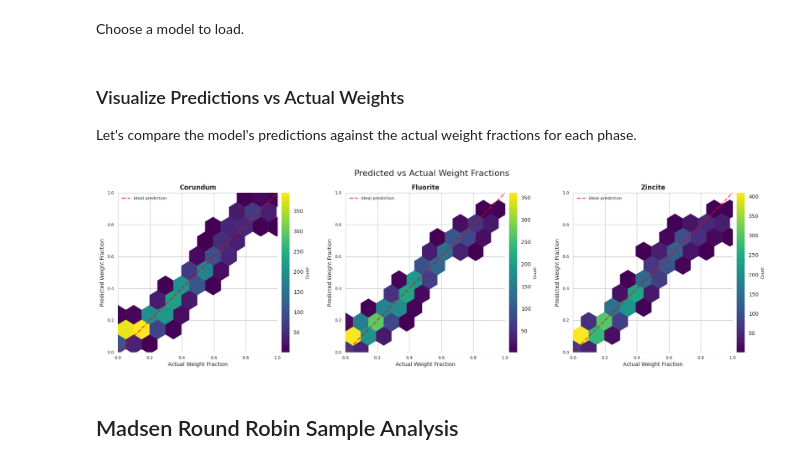
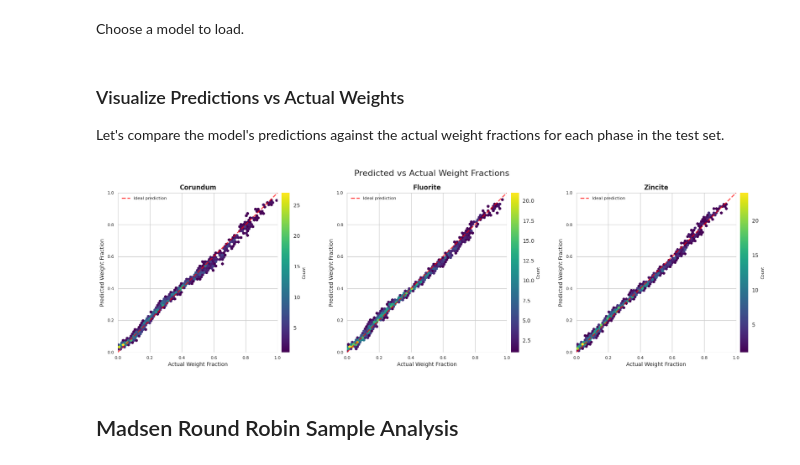
Before and after one commit to Machine-Intelligence-Characterisation/ML-for-phase-analysis, a Jupyter notebook: analysis/analysis.ipynb, the cells around one changed output. Saved outputs shown, nothing was run; the diff lists cells and outputs as text; code cells hidden in the pictures.

```diff
--- a/analysis/analysis.ipynb
+++ b/analysis/analysis.ipynb
@@ -20,7 +20,7 @@ First, set the working directories and import required libraries.
 base_dir = '/monfs01/projects/ys68/XRD_phase_analysis'
 
 # Replace with your actual data directory
-data_dir = "TOPAS_sim/simulations/batch_20241102_175210_NumSims3944/processed_data"
+data_dir = "training_data/processed_data_p4"
 # %%
 import os
 import math
@@ -159,24 +159,30 @@ Choose a model to load.
 
 # Import models you want to use
 from src.models.smallFCN import smallFCN
-from src.models.MLP import MLP
+from src.models.MLP import MLP, MLP2
 
 model_base_dir = 'trained_models/'
 
 # Choose which model to load and its type
-model_path = model_base_dir + 'best_model_mlp.pth'
-model = MLP()
+# MLP_mae_0.0190_20241103_180100.pth
+# MLP_mae_0.0187_20241103_190319.pth
+# best_model_mlp.pth
+#model_path = model_base_dir + 'MLP_mae_0.0187_20241103_190319.pth'
+#model = MLP()
 #model_path = 'trained_models/smallFCN_mae_0.1933_20241010_232729.pth'
-#model = smallFCN()
+model_path = model_base_dir + 'MLP2_mae_0.0164_20241104_001511.pth'
+model = MLP2()
 
 # Inference params
 batch_size = 32
 num_workers = 6
 # %%
 # Set up the device
-model.load_state_dict(torch.load(model_path))
+device = torch.device("cuda" if torch.cuda.is_available() else "cpu")
+
+# Load the model with correct map_location
+model.load_state_dict(torch.load(model_path, map_location=device))
 model.eval()
-device = torch.device("cuda" if torch.cuda.is_available() else "cpu")
 model = model.to(device)
 
 # Create data loaders
@@ -191,7 +197,7 @@ all_predictions = []
 all_targets = []
 
 with torch.no_grad():
-    for data, target, _ in train_loader: # TODO: Changed from test
+    for data, target, _ in test_loader: # TODO: Changed from test
         # data = data.unsqueeze(1).to(device) #TODO: MLP doesn't need this
         output = model(data)
         all_predictions.append(output.cpu().numpy())
@@ -202,7 +208,7 @@ targets = np.concatenate(all_targets)
 # %% [markdown]
 ### Visualize Predictions vs Actual Weights
 
-Let's compare the model's predictions against the actual weight fractions for each phase.
+Let's compare the model's predictions against the actual weight fractions for each phase in the test set.
 # %%
 def plot_predictions_vs_actual(predictions, targets, phase_names):
     n_phases = predictions.shape[1]
@@ -223,7 +229,7 @@ def plot_predictions_vs_actual(predictions, targets, phase_names):
 
     for i, (ax, phase) in enumerate(zip(axes, phase_names)):
         # Create a hexbin plot for density
-        hb = ax.hexbin(targets[:, i], predictions[:, i], gridsize=40, cmap='viridis', mincnt=1)
+        hb = ax.hexbin(targets[:, i], predictions[:, i], gridsize=60, cmap='viridis', mincnt=1)
 
         # Plot the diagonal line
         ax.plot([0, 1], [0, 1], 'r--', linewidth=2, alpha=0.7, label='Ideal prediction')
@@ -234,34 +240,34 @@ def plot_predictions_vs_actual(predictions, targets, phase_names):
         ax.set_title(f'{phase}', fontsize=12, fontweight='bold')
 
         # Set limits and aspect
         ax.set_xlim(0, 1)
         ax.set_ylim(0, 1)
         ax.set_aspect('equal', adjustable='box')
 
         # Add a colorbar
         cb = plt.colorbar(hb, ax=ax, pad=0.02)
         cb.set_label('Count', fontsize=8)
 
         # Add legend
         ax.legend(loc='upper left', fontsize=8)
 
         # Adjust tick label size
         ax.tick_params(axis='both', which='major', labelsize=8)
 
     # Remove any unused subplots
     for j in range(i+1, len(axes)):
         fig.delaxes(axes[j])
 
     plt.tight_layout()
     plt.show()
 
 # Get phase names from the weight_fractions DataFrame
 phase_names = weight_fractions.columns.tolist()
 
 # Plot predictions vs actual values
 plot_predictions_vs_actual(predictions, targets, phase_names)
 # %% [output]
-[figure, old version]
+[figure, new version]
 # %%
 # TODO: Do some more analysis
 # %% [markdown]
```
Also changed, not shown: parts of 4 cells of this notebook, 16 other files.
